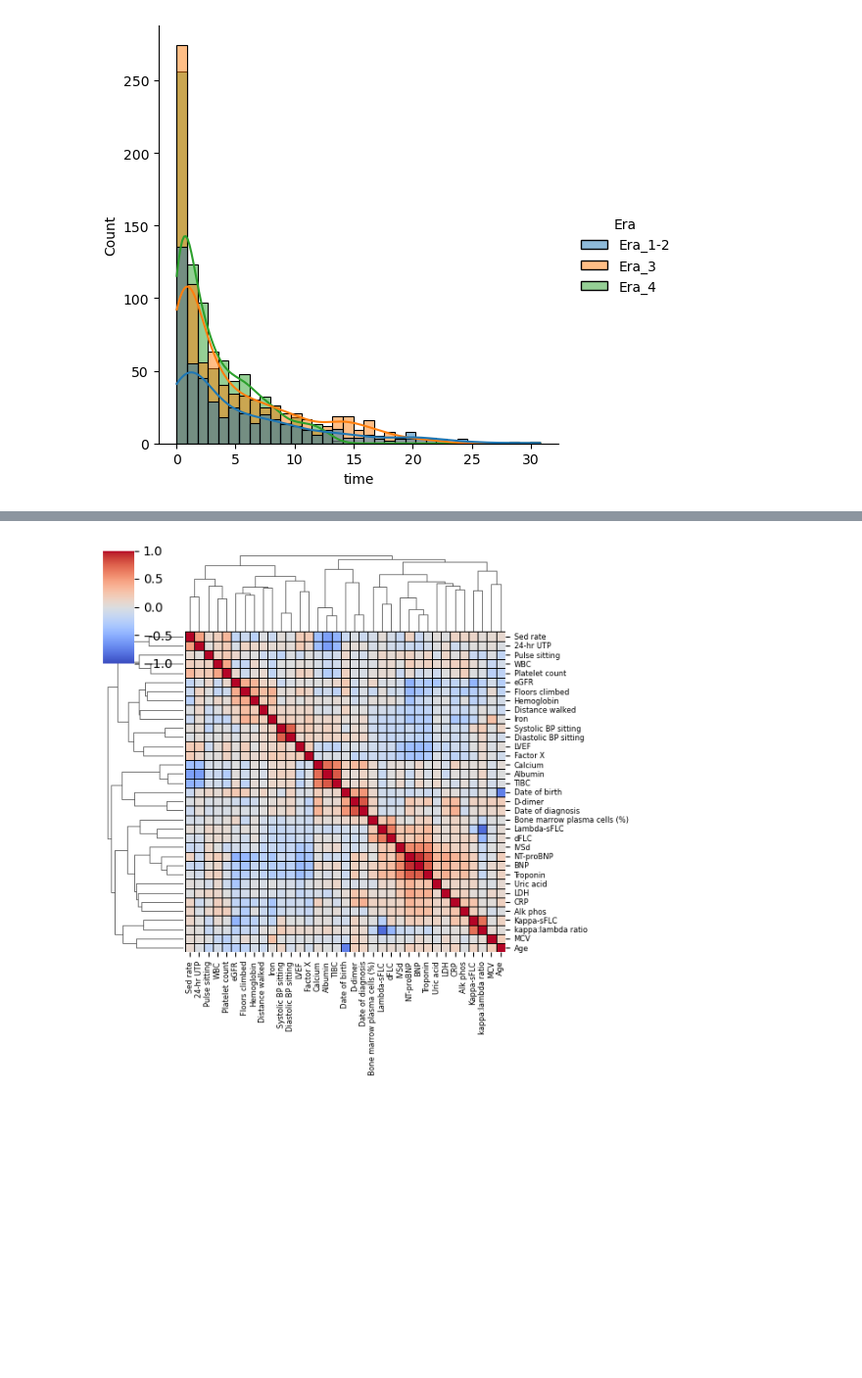
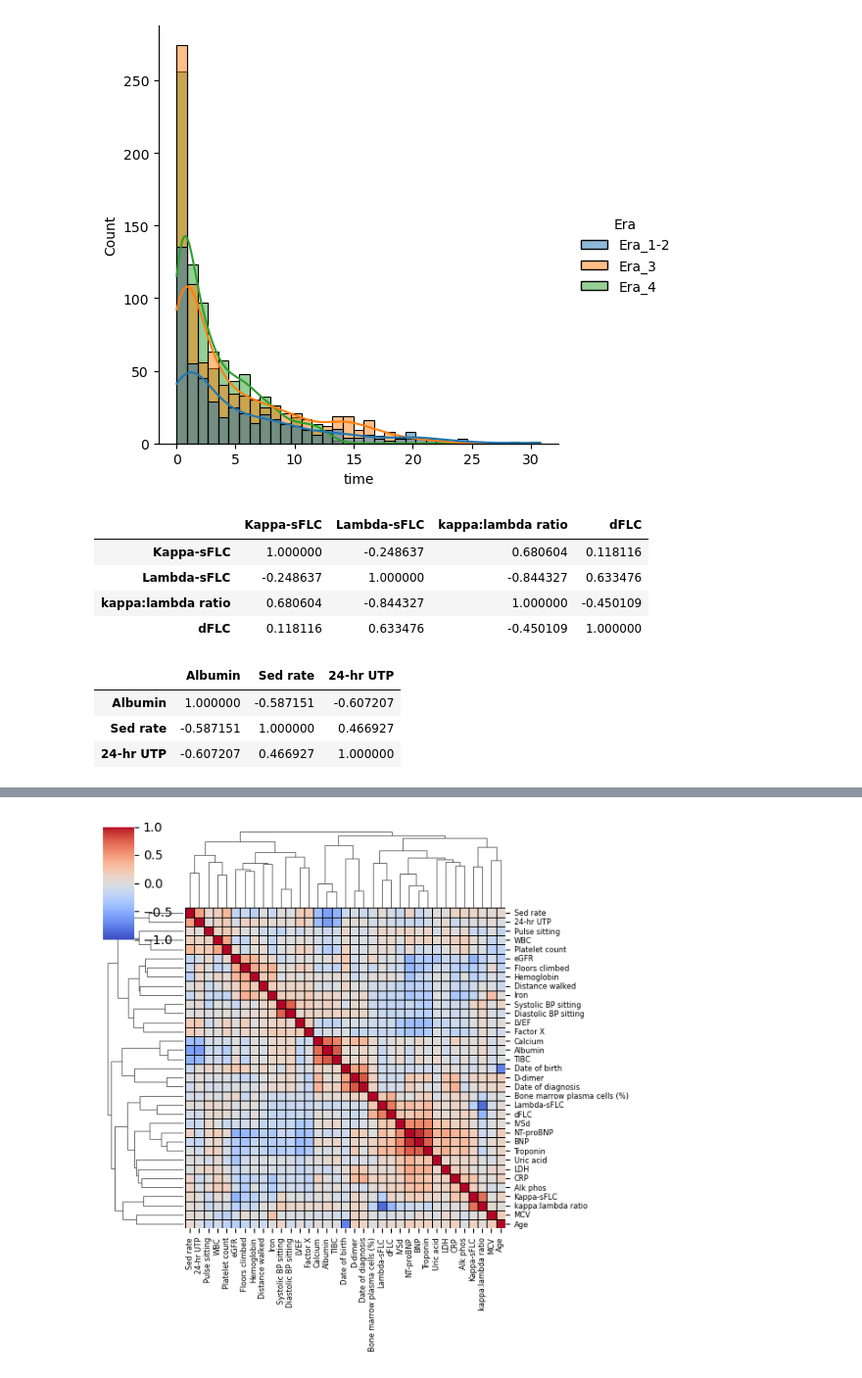
Before and after one commit to shankara-a/amyloidosis_bmc_2023, a Jupyter notebook: 01a_process.ipynb, the cells around one changed output, grey strips where cells are left out. Shown at 98% size. Saved outputs shown, nothing was run; the diff lists cells and outputs as text; code cells hidden in the pictures; blank space fills up the shorter version.

```diff
--- a/01a_process.ipynb
+++ b/01a_process.ipynb
@@ -137,3 +137,18 @@ sns.displot(data=AL_df, x="time", hue="Era",kde=True)
 plt.savefig("figures/TTE_by_era.pdf", dpi=200, bbox_inches="tight")
 # %% [output]
 [figure]
+# %%
+AL_df[amyloid.qvars + ["Date of diagnosis","Date of birth"] + ['Age']].corr('spearman').iloc[:4,:4]
+# %% [output]
+|  | Kappa-sFLC | Lambda-sFLC | kappa:lambda ratio | dFLC |
+| Kappa-sFLC | 1.000000 | -0.248637 | 0.680604 | 0.118116 |
+| Lambda-sFLC | -0.248637 | 1.000000 | -0.844327 | 0.633476 |
+| kappa:lambda ratio | 0.680604 | -0.844327 | 1.000000 | -0.450109 |
+| dFLC | 0.118116 | 0.633476 | -0.450109 | 1.000000 |
+# %%
+AL_df[amyloid.qvars + ["Date of diagnosis","Date of birth"] + ['Age']].corr('spearman').loc[["Albumin",'Sed rate', '24-hr UTP'], ["Albumin",'Sed rate', '24-hr UTP']]
+# %% [output]
+|  | Albumin | Sed rate | 24-hr UTP |
+| Albumin | 1.000000 | -0.587151 | -0.607207 |
+| Sed rate | -0.587151 | 1.000000 | 0.466927 |
+| 24-hr UTP | -0.607207 | 0.466927 | 1.000000 |
```
Also changed, not shown: parts of 5 cells of this notebook, 7 other files.
